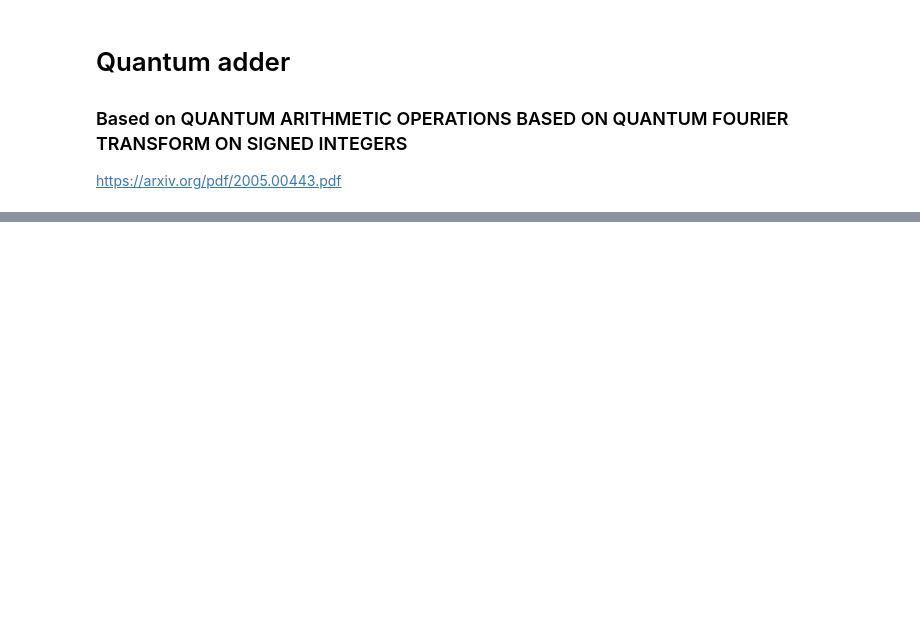
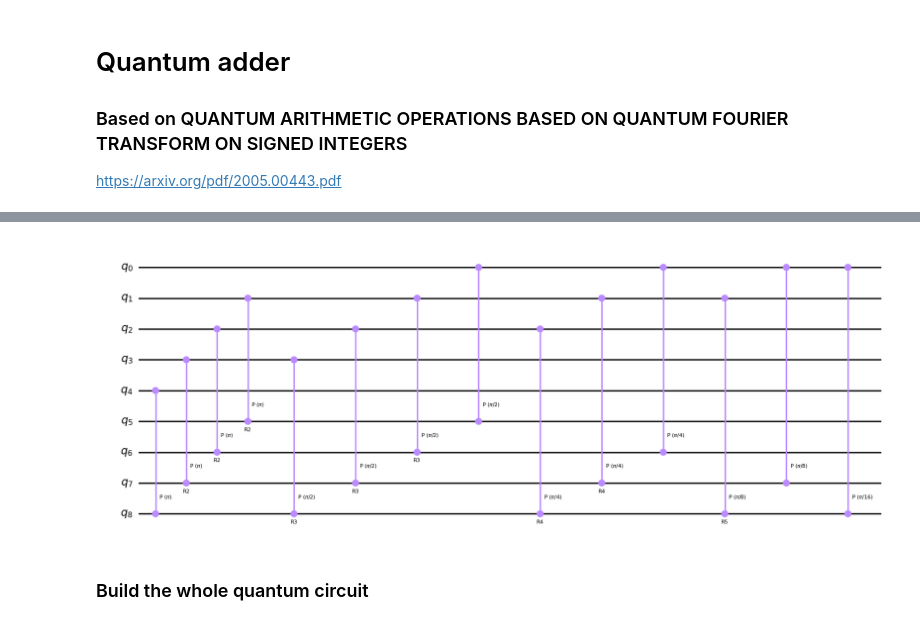
Before and after one commit to benjvmin93/Quantum-Calculator, a Jupyter notebook: quantum-adder.ipynb, the cells around one changed output, grey strips where cells are left out. Saved outputs shown, nothing was run; the diff lists cells and outputs as text; code cells hidden in the pictures; blank space fills up the shorter version.

```diff
--- a/quantum-adder.ipynb
+++ b/quantum-adder.ipynb
@@ -49,2 +72,9 @@ q_4: ─────
+# %%
+non_modular_addition_circ = non_modular_addition(len(bin_a), len(bin_b))
+non_modular_addition_circ.draw('mpl')
+# %% [output]
+[figure, added]
+# %% [markdown]
+### Build the whole quantum circuit
 # %%
 # Create a quantum circuit with the number of bits we need to represent our binary integers to add
```
Also changed, not shown: parts of 13 cells of this notebook.
